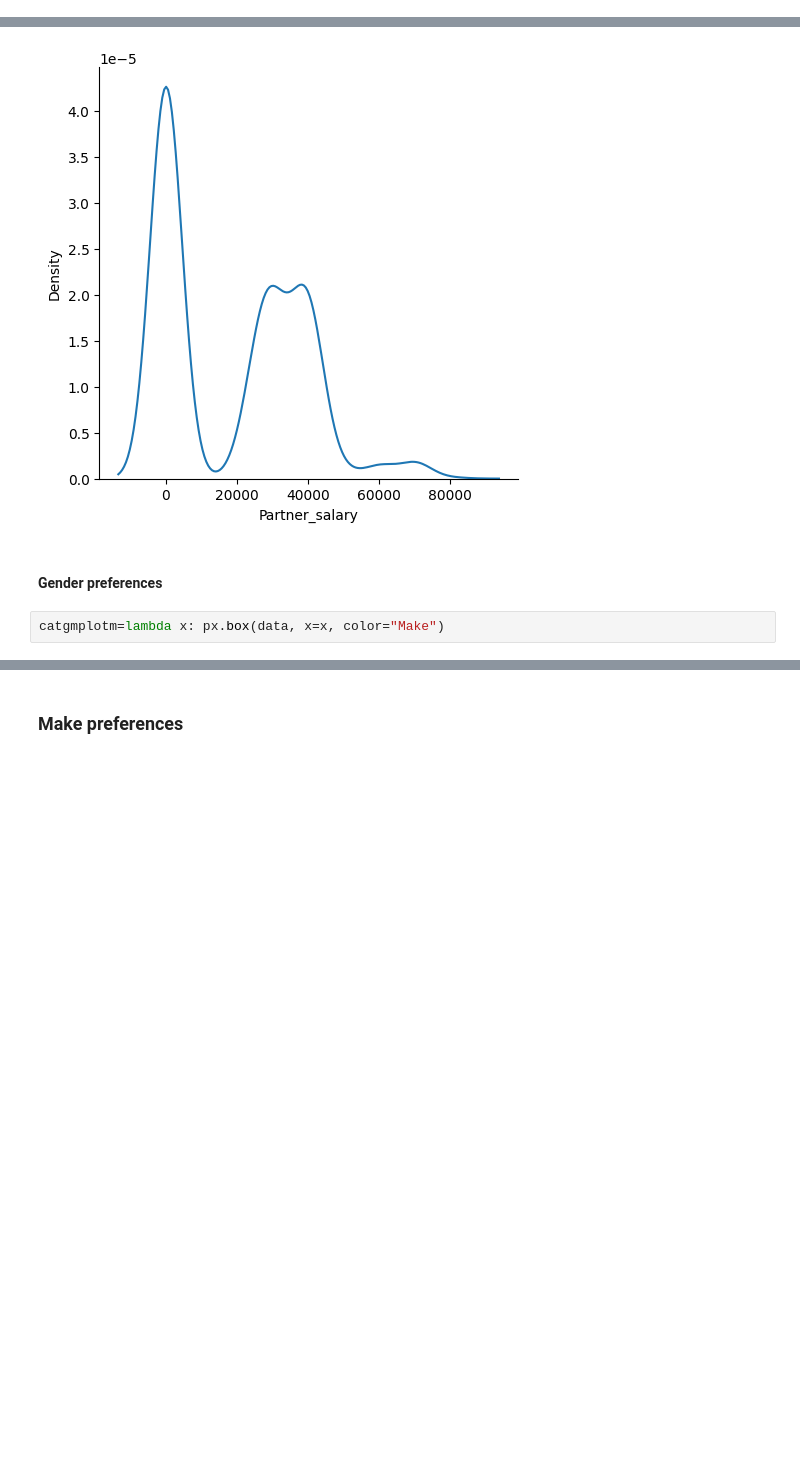
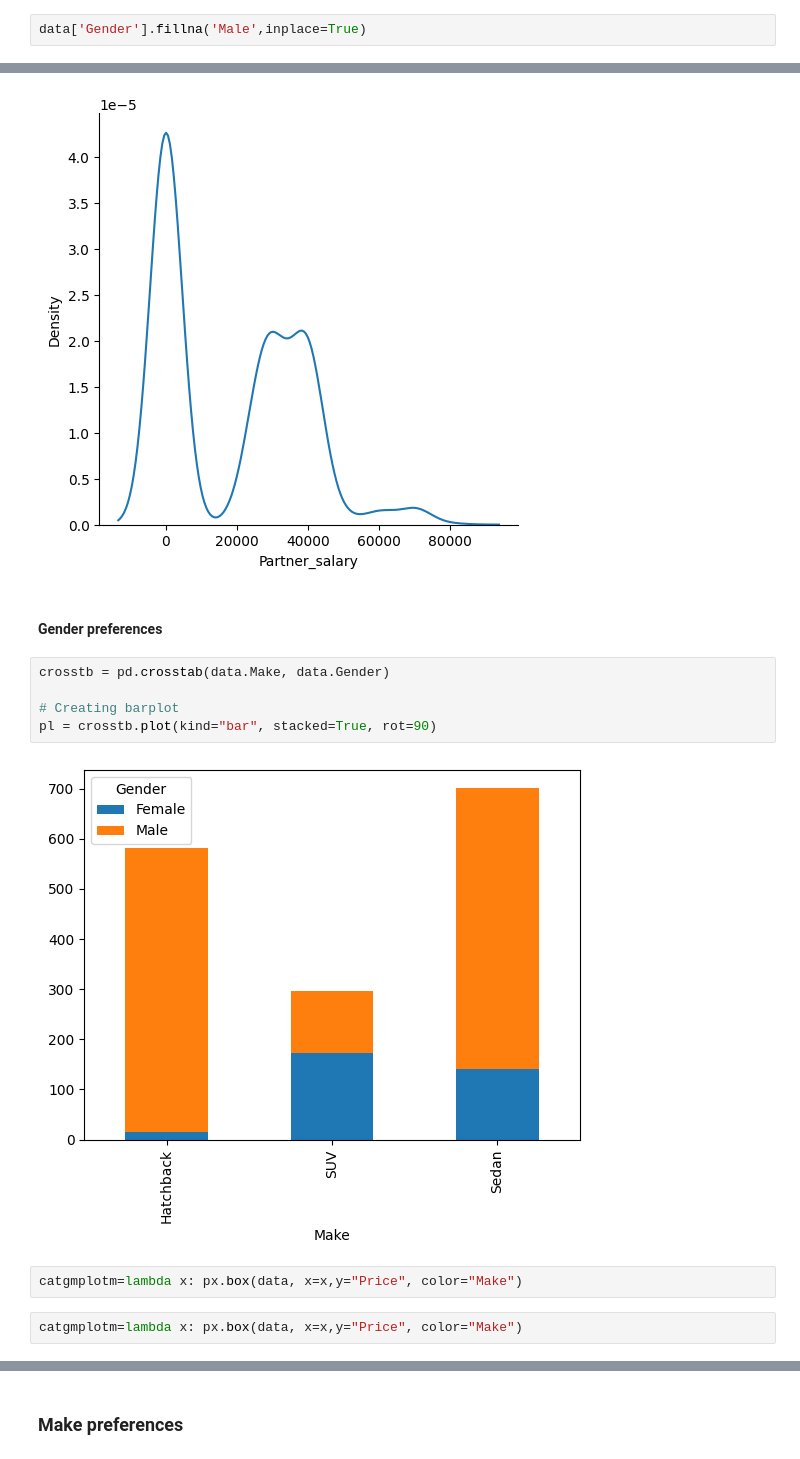
Before and after one commit to devopsopenshift/python, a Jupyter notebook: coded_project/AUSTO.ipynb, the cells around one changed output, grey strips where cells are left out. Saved outputs shown, nothing was run; the diff lists cells and outputs as text; blank space fills up the shorter version.

Commit message:
Gender preferences , Make vs Gender

```diff
--- a/coded_project/AUSTO.ipynb
+++ b/coded_project/AUSTO.ipynb
@@ -226,3 +218,5 @@ Name: proportion, dtype: float64
+# %%
+data['Gender'].fillna('Male',inplace=True)
 # %% [markdown]
 ## Analysis
 # %% [markdown]
@@ -278,6 +272,15 @@ sns.displot(data,x=data['Partner_salary'],kind='kde')
 [figure]
 # %% [markdown]
 #### Gender preferences
+# %%
+crosstb = pd.crosstab(data.Make, data.Gender)
+
+# Creating barplot
+pl = crosstb.plot(kind="bar", stacked=True, rot=90)
+# %% [output]
+[figure, added]
 # %%
-catgmplotm=lambda x: px.box(data, x=x, color="Make")
+catgmplotm=lambda x: px.box(data, x=x,y="Price", color="Make")
+# %%
+catgmplotm=lambda x: px.box(data, x=x,y="Price", color="Make")
 # %%
```
Also changed, not shown: parts of 4 cells of this notebook.
